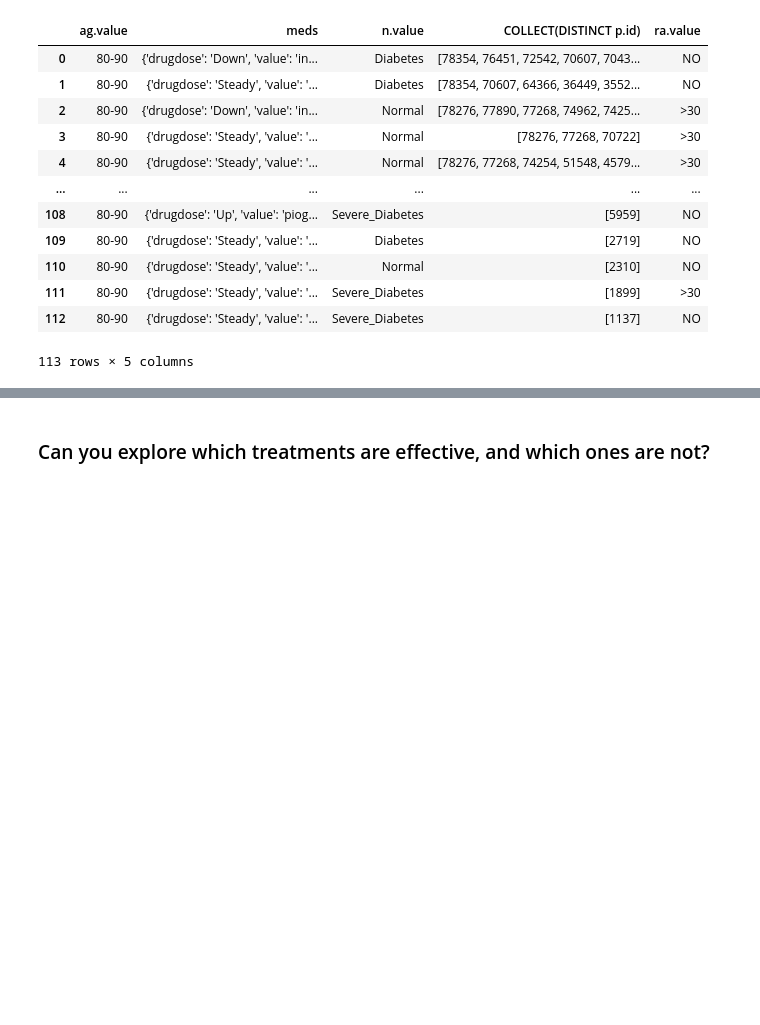
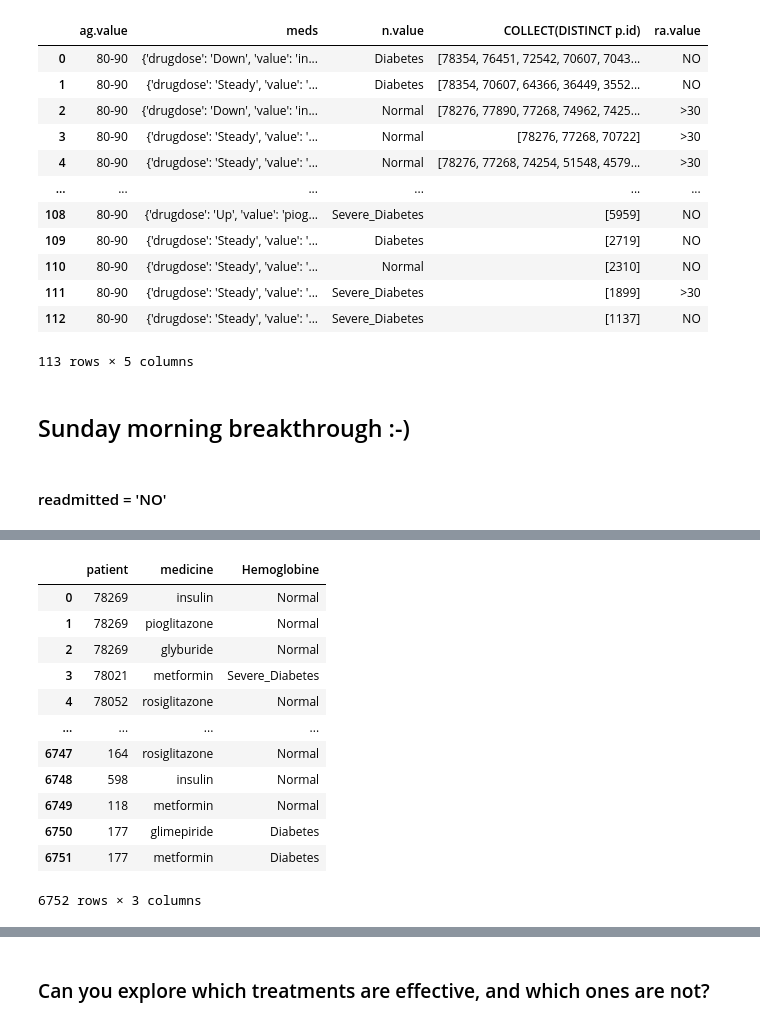
Before and after one commit to albert-kevin/SyntheticHealthData2020, a Jupyter notebook: code/notebooks/3-DataGraph.ipynb, the cells around one changed output, grey strips where cells are left out. Drawn from its saved outputs; the diff is of its cells as text; code cells hidden in the pictures; blank space fills up the shorter version.

Commit message:
saving all work closed Sunday hackathon ended

```diff
--- a/code/notebooks/3-DataGraph.ipynb
+++ b/code/notebooks/3-DataGraph.ipynb
@@ -386,3 +375,17 @@ Wall time: 208 ms
 | 111 | 80-90 | {'drugdose': 'Steady', 'value': '... | Severe_Diabetes | [1899] | >30 |
 | 112 | 80-90 | {'drugdose': 'Steady', 'value': '... | Severe_Diabetes | [1137] | NO |
 113 rows × 5 columns
+# %% [markdown]
+## Sunday morning breakthrough :-)
+# %% [markdown]
+#### readmitted = 'NO'
+# %%
+%%time
+query = """
+MATCH (n:HbA1c)<-[:HBA1C_STATUS]-(p:Patient)-[:USE_MEDICINE]->(m:Medicine)
+MATCH (p)-[:RECURRENT]->(ra:Readmitted {value:'NO'})
+WHERE m.drugdose='Down' OR m.drugdose='Steady' OR m.drugedose='Up'
+RETURN p.id AS patient, m.value as medicine, n.value AS Hemoglobine
+"""
+graph.run(query).to_data_frame()
+# %% [output]
@@ -388,0 +394,13 @@ Wall time: 208 ms
+|  | patient | medicine | Hemoglobine |
+| 0 | 78269 | insulin | Normal |
+| 1 | 78269 | pioglitazone | Normal |
+| 2 | 78269 | glyburide | Normal |
+| 3 | 78021 | metformin | Severe_Diabetes |
+| 4 | 78052 | rosiglitazone | Normal |
+| ... | ... | ... | ... |
+| 6747 | 164 | rosiglitazone | Normal |
+| 6748 | 598 | insulin | Normal |
+| 6749 | 118 | metformin | Normal |
+| 6750 | 177 | glimepiride | Diabetes |
+| 6751 | 177 | metformin | Diabetes |
+6752 rows × 3 columns
```
Also changed, not shown: parts of 5 cells of this notebook, 5 other files.
